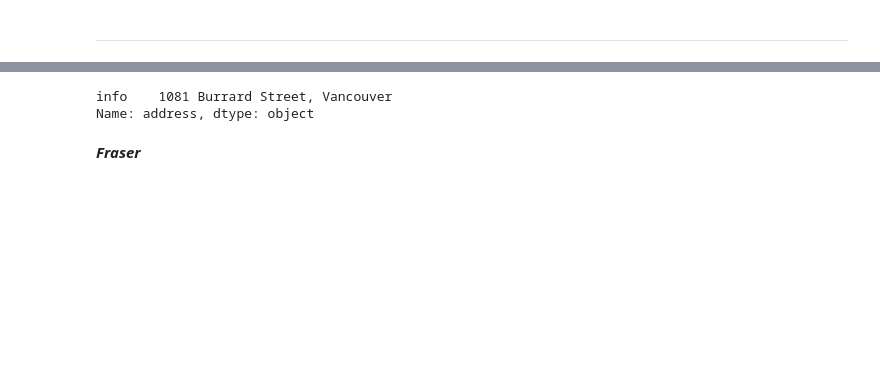
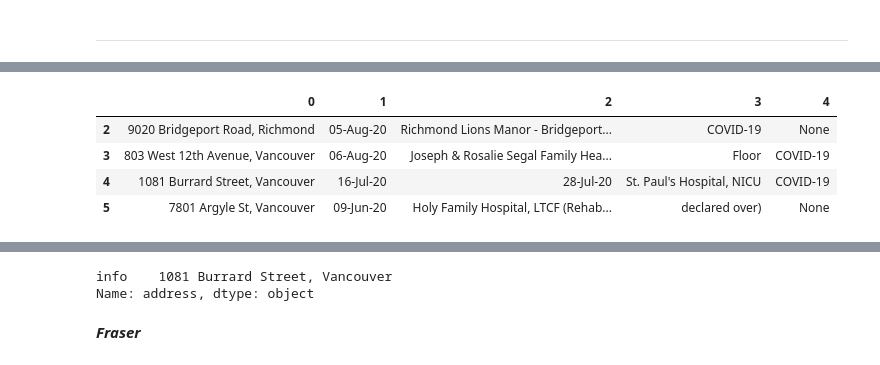
Before and after one commit to nganlyle/wrangle_covid, a Jupyter notebook: wrangling/BC-COVID.ipynb, the cells around one changed output, grey strips where cells are left out. Drawn from its saved outputs; the diff is of its cells as text; code cells hidden in the pictures; blank space fills up the shorter version.

```diff
--- a/wrangling/BC-COVID.ipynb
+++ b/wrangling/BC-COVID.ipynb
@@ -631,0 +643,8 @@ vch_outbreaks['details'] = ['outbreaktype', 'address', 'restrictionsimposed', 'f
+# %%
+vch_outbreaks.groupby(vch_outbreaks.index // 5).agg('\n'.join)['info'].str.split('\n',expand=True)
+# %% [output]
+|  | 0 | 1 | 2 | 3 | 4 |
+| 2 | 9020 Bridgeport Road, Richmond | 05-Aug-20 | Richmond Lions Manor - Bridgeport... | COVID-19 | None |
+| 3 | 803 West 12th Avenue, Vancouver | 06-Aug-20 | Joseph & Rosalie Segal Family Hea... | Floor | COVID-19 |
+| 4 | 1081 Burrard Street, Vancouver | 16-Jul-20 | 28-Jul-20 | St. Paul's Hospital, NICU | COVID-19 |
+| 5 | 7801 Argyle St, Vancouver | 09-Jun-20 | Holy Family Hospital, LTCF (Rehab... | declared over) | None |
```
Also changed, not shown: parts of 19 cells of this notebook, 22 other files.
